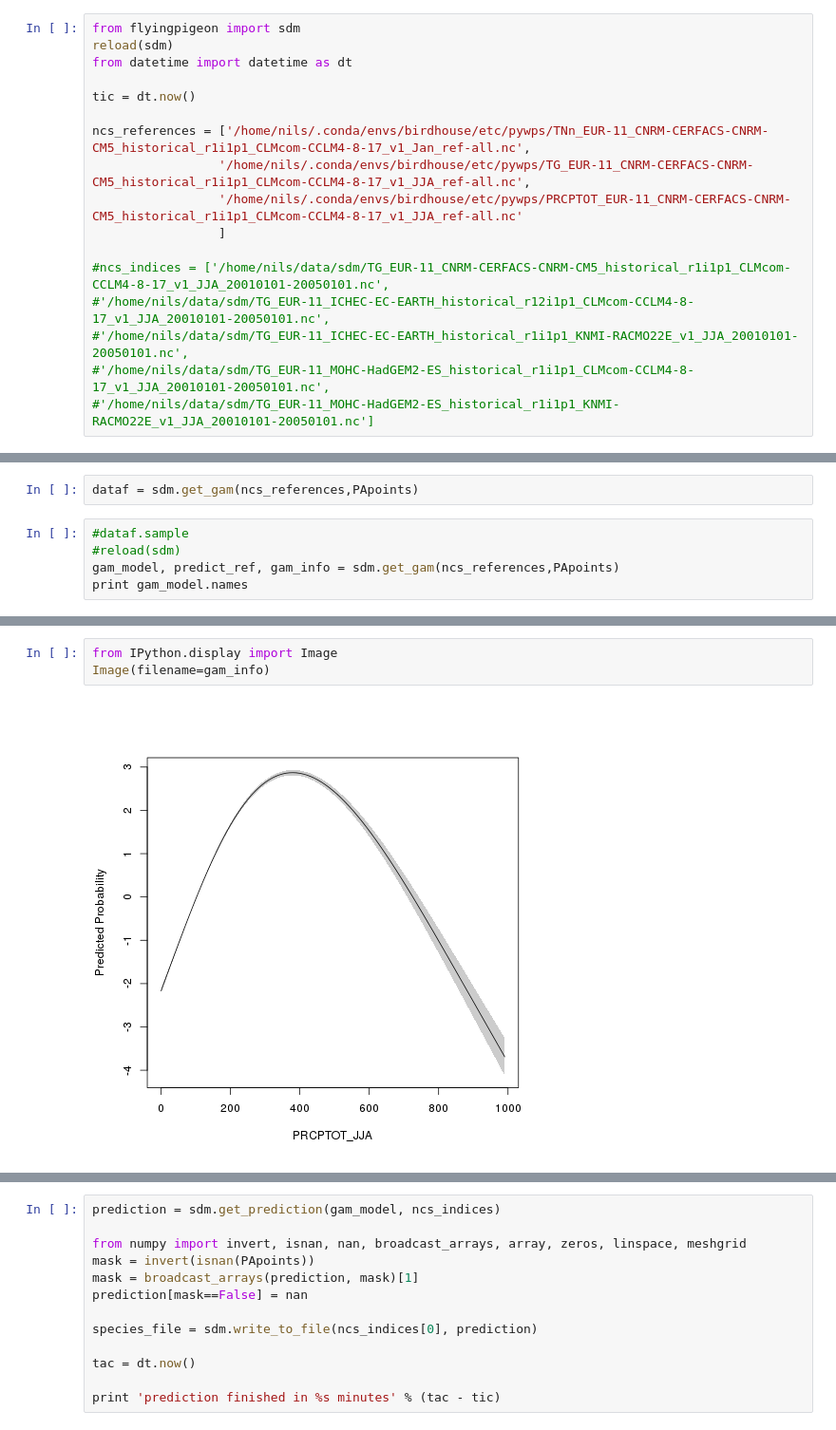
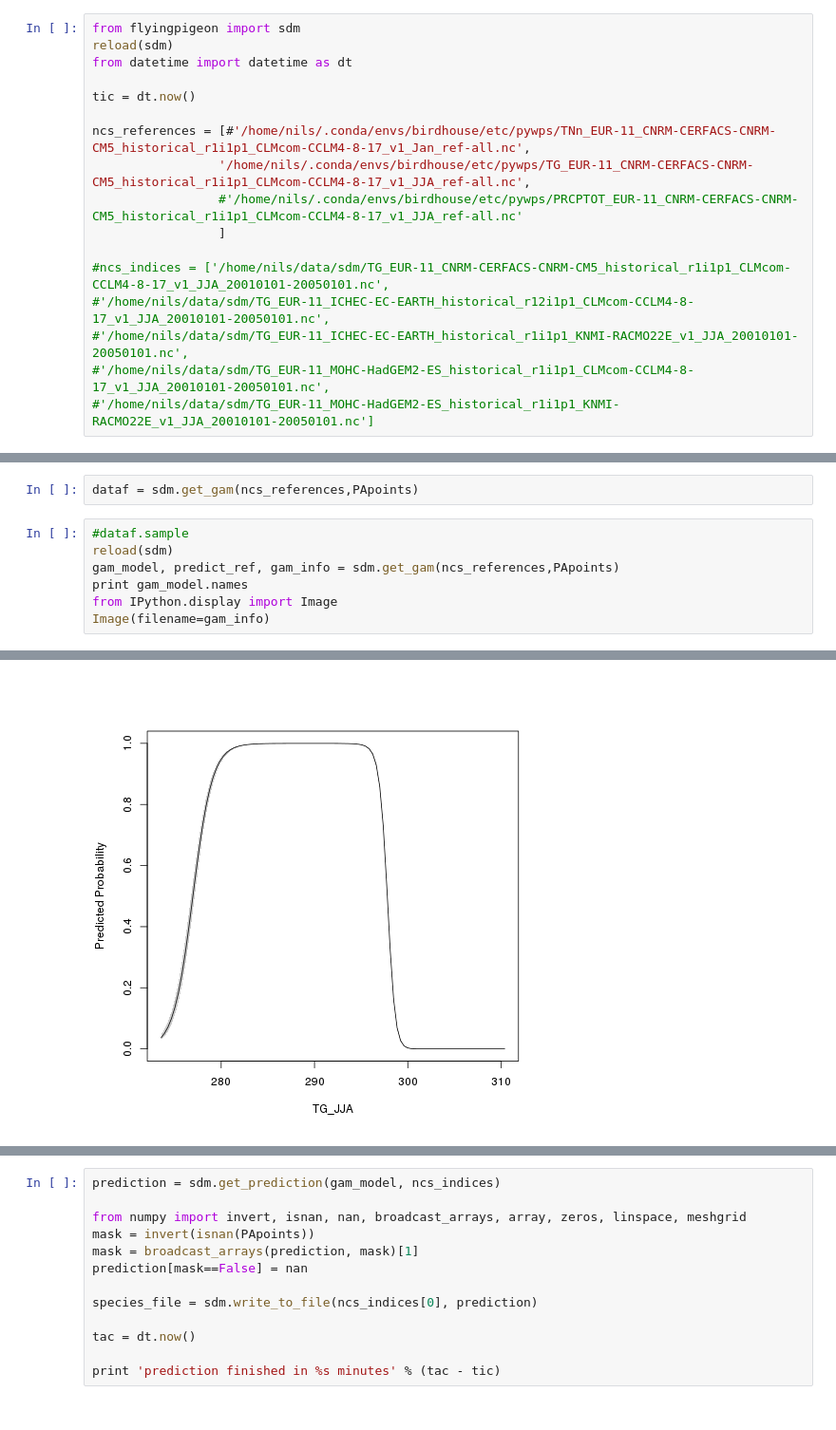
Before and after one commit to bird-house/flyingpigeon, a Jupyter notebook: notebooks/modules_sdm.ipynb, the cells around one changed output, grey strips where cells are left out. Shown: that part at 95% size. Saved outputs shown, nothing was run; the diff lists cells and outputs as text.

Commit message:
implementing normalisation 0-1 of response curves

```diff
--- a/notebooks/modules_sdm.ipynb
+++ b/notebooks/modules_sdm.ipynb
@@ -5,9 +5,9 @@ from datetime import datetime as dt
 
 tic = dt.now()
 
-ncs_references = ['/home/nils/.conda/envs/birdhouse/etc/pywps/TNn_EUR-11_CNRM-CERFACS-CNRM-CM5_historical_r1i1p1_CLMcom-CCLM4-8-17_v1_Jan_ref-all.nc',
+ncs_references = [#'/home/nils/.conda/envs/birdhouse/etc/pywps/TNn_EUR-11_CNRM-CERFACS-CNRM-CM5_historical_r1i1p1_CLMcom-CCLM4-8-17_v1_Jan_ref-all.nc',
                  '/home/nils/.conda/envs/birdhouse/etc/pywps/TG_EUR-11_CNRM-CERFACS-CNRM-CM5_historical_r1i1p1_CLMcom-CCLM4-8-17_v1_JJA_ref-all.nc',
-                 '/home/nils/.conda/envs/birdhouse/etc/pywps/PRCPTOT_EUR-11_CNRM-CERFACS-CNRM-CM5_historical_r1i1p1_CLMcom-CCLM4-8-17_v1_JJA_ref-all.nc'
+                 #'/home/nils/.conda/envs/birdhouse/etc/pywps/PRCPTOT_EUR-11_CNRM-CERFACS-CNRM-CM5_historical_r1i1p1_CLMcom-CCLM4-8-17_v1_JJA_ref-all.nc'
                  ]
 
 #ncs_indices = ['/home/nils/data/sdm/TG_EUR-11_CNRM-CERFACS-CNRM-CM5_historical_r1i1p1_CLMcom-CCLM4-8-17_v1_JJA_20010101-20050101.nc',
@@ -24,6 +24,9 @@ PApoints = sdm.get_PAmask(coordinates=latlon)
 dataf = sdm.get_gam(ncs_references,PApoints)
 # %%
 #dataf.sample
-#reload(sdm)
+reload(sdm)
 gam_model, predict_ref, gam_info = sdm.get_gam(ncs_references,PApoints)
 print gam_model.names
+from IPython.display import Image
+Image(filename=gam_info)
+# %% [output]
@@ -30,5 +50 @@ print gam_model.names
+[figure, added]
-# %%
-from IPython.display import Image
-Image(filename=gam_info)
-# %% [output]
-[figure, removed]
```
Also changed, not shown: parts of 2 cells of this notebook, 2 other files.
